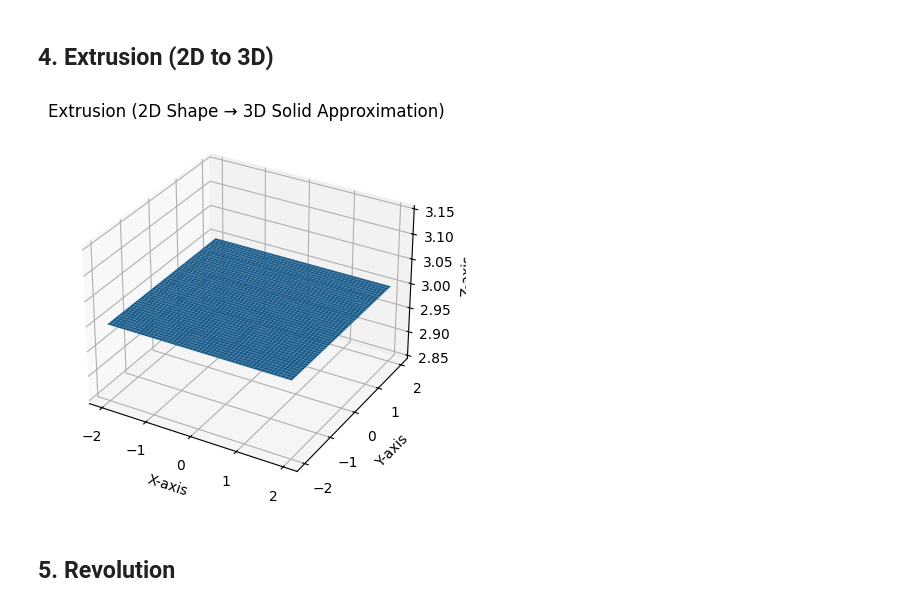
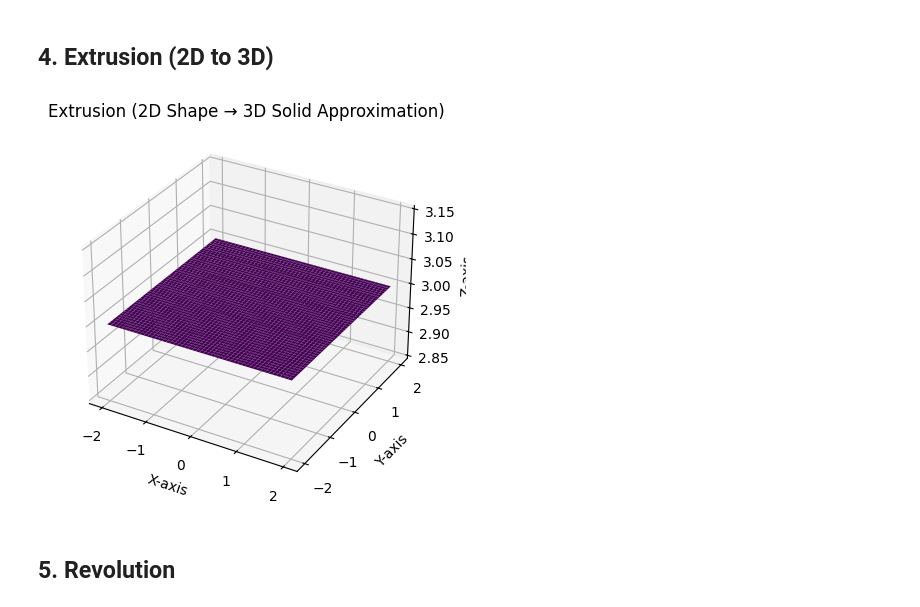
Before and after one commit to Sibitenda/Diploma, a Jupyter notebook: solid_modeling_python_notebook_(1).ipynb, the cells around one changed output. Cells and saved outputs as stored; diff of their text form; code cells hidden in the pictures.

```diff
--- a/solid_modeling_python_notebook_(1).ipynb
+++ b/solid_modeling_python_notebook_(1).ipynb
@@ -113,32 +113,32 @@ plt.show()
 # %%
 import numpy as np
 import matplotlib.pyplot as plt
 
 # Create grid of (X, Y) coordinates
 # This represents a flat 2D region (like a square base)
 x = np.linspace(-2, 2, 50)
 y = np.linspace(-2, 2, 50)
 X, Y = np.meshgrid(x, y)
 
 # Define height (Z) as a constant value
 # This means the entire 2D shape is "lifted" to the same height
 # This simulates extrusion (stretching a 2D shape into 3D)
 Z = np.ones_like(X) * 3
 
 # Plot the extruded surface
 fig = plt.figure()
 ax = fig.add_subplot(111, projection='3d')
 
-ax.plot_surface(X, Y, Z)
+ax.plot_surface(X, Y, Z, cmap='viridis')
 
 ax.set_title("Extrusion (2D Shape → 3D Solid Approximation)")
 ax.set_xlabel("X-axis")
 ax.set_ylabel("Y-axis")
 ax.set_zlabel("Z-axis")
 
 plt.show()
 # %% [output]
-[figure, old version]
+[figure, new version]
 # %% [markdown]
 ## 5. Revolution
 # %%
```
Also changed, not shown: parts of 2 cells of this notebook.
